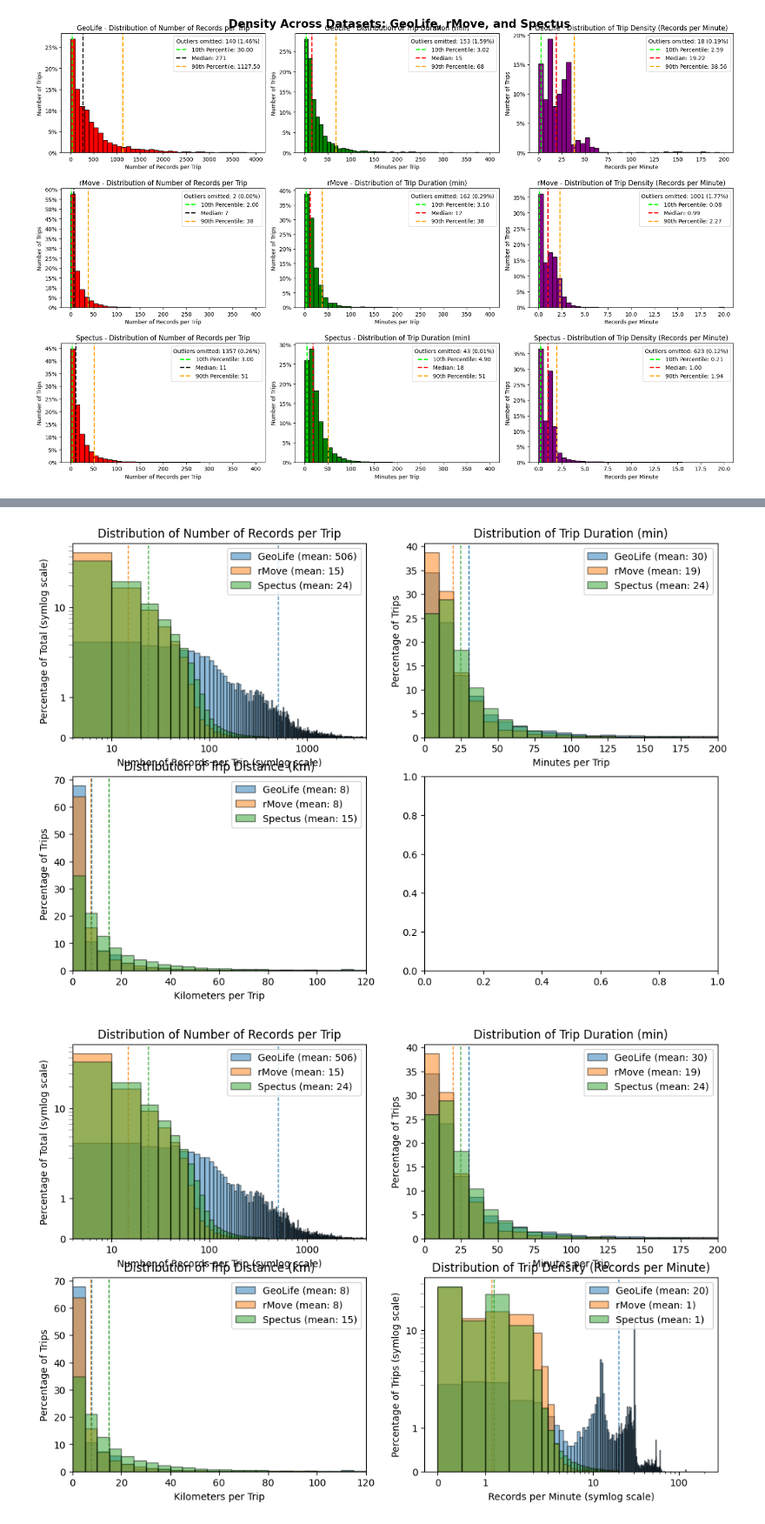
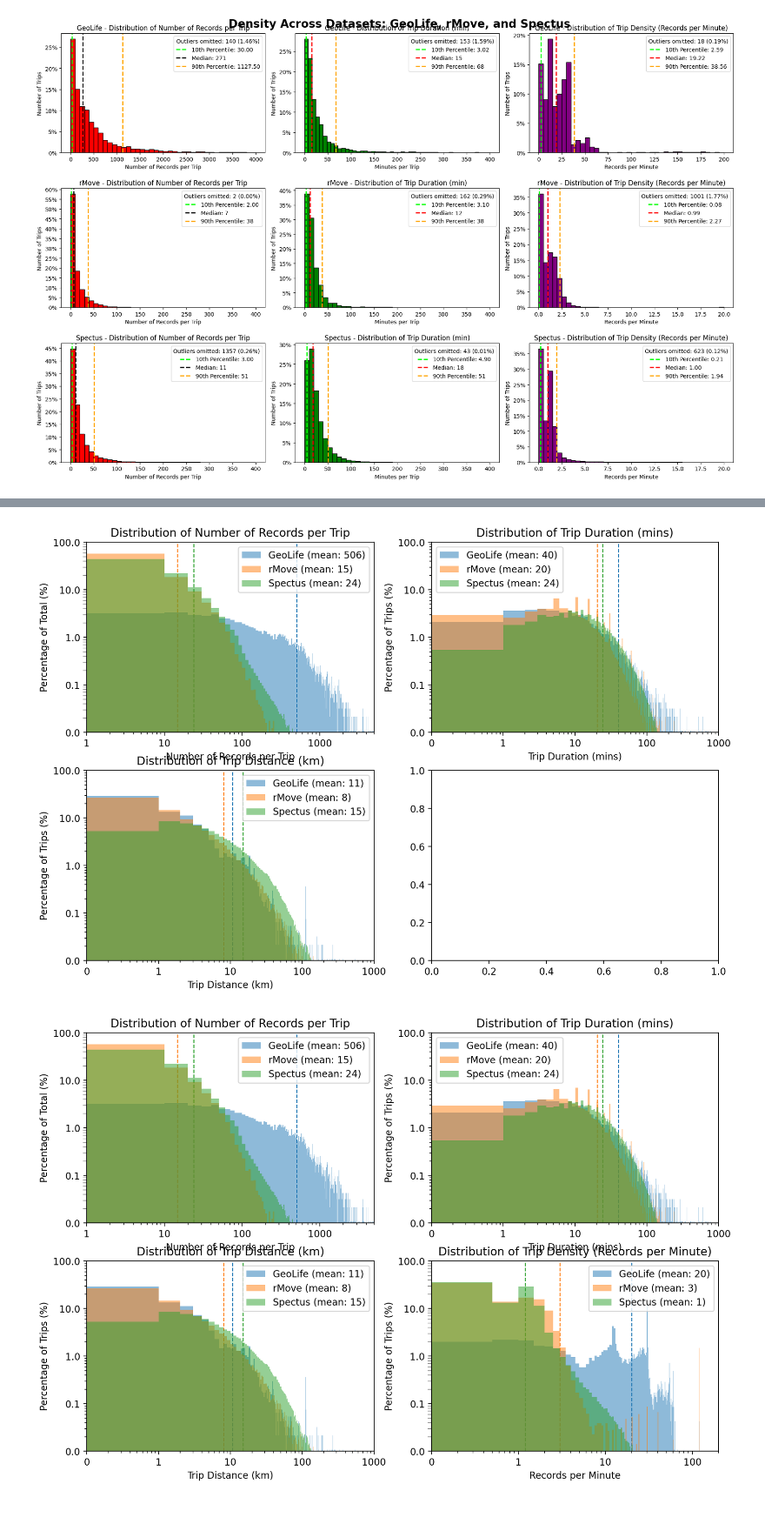
Before and after one commit to UW-THINKlab/mode-analysis, a Jupyter notebook: Dataset_Comparison_Graphs_All_Density.ipynb, the cells around one changed output, grey strips where cells are left out. Shown at 87% size. Drawn from its saved outputs; the diff is of its cells as text; code cells hidden in the pictures.

Commit message:
Updating density graph (log scale, no black borders)

```diff
--- a/Dataset_Comparison_Graphs_All_Density.ipynb
+++ b/Dataset_Comparison_Graphs_All_Density.ipynb
@@ -386,7 +386,7 @@ from matplotlib.ticker import ScalarFormatter, SymmetricalLogLocator
 import numpy as np
 import pandas as pd
 
-fig2, axes2 = plt.subplots(2, 2, figsize=(12, 8))
+fig2, axes2 = plt.subplots(2, 2, figsize=(12, 8), dpi=200)
 
 axes2_flat = axes2.flat
 
@@ -492,9 +498,9 @@ fig2
 # %%
 ax2 = axes2_flat[2]
 
-filtered_geolife = df_geolife[df_geolife['total_distance_km'] <= 200]
-filtered_rmove = df_rmove[df_rmove['total_distance_km'] <= 200]
-filtered_spectus = df_spectus[df_spectus['total_distance_km'] <= 200]
+filtered_geolife = df_geolife[df_geolife['total_distance_km'] <= 1000]
+filtered_rmove = df_rmove[df_rmove['total_distance_km'] <= 1000]
+filtered_spectus = df_spectus[df_spectus['total_distance_km'] <= 1000]
 
 weights_geolife = np.ones_like(filtered_geolife['total_distance_km']) / len(filtered_geolife['total_distance_km']) * 100
 weights_rmove = np.ones_like(filtered_rmove['total_distance_km']) / len(filtered_rmove['total_distance_km']) * 100
@@ -508,61 +514,70 @@ ax2.axvline(mean_geolife, color='C0', linestyle='--', linewidth=1, zorder=1)
 ax2.axvline(mean_rmove, color='C1', linestyle='--', linewidth=1, zorder=1)
 ax2.axvline(mean_spectus, color='C2', linestyle='--', linewidth=1, zorder=1)
 
-ax2.hist(filtered_geolife['total_distance_km'], bins=40, range=(0, 200), alpha=0.5, label=f'GeoLife (mean: {mean_geolife:.0f})', edgecolor='black', weights=weights_geolife, zorder=2)
-ax2.hist(filtered_rmove['total_distance_km'], bins=40, range=(0, 200), alpha=0.5, label=f'rMove (mean: {mean_rmove:.0f})', edgecolor='black', weights=weights_rmove, zorder=2)
-ax2.hist(filtered_spectus['total_distance_km'], bins=40, range=(0, 200), alpha=0.5, label=f'Spectus (mean: {mean_spectus:.0f})', edgecolor='black', weights=weights_spectus, zorder=2)
+ax2.hist(filtered_geolife['total_distance_km'], bins=1000, range=(0, 1000), alpha=0.5, label=f'GeoLife (mean: {mean_geolife:.0f})', weights=weights_geolife, zorder=2)
+ax2.hist(filtered_rmove['total_distance_km'], bins=1000, range=(0, 1000), alpha=0.5, label=f'rMove (mean: {mean_rmove:.0f})', weights=weights_rmove, zorder=2)
+ax2.hist(filtered_spectus['total_distance_km'], bins=1000, range=(0, 1000), alpha=0.5, label=f'Spectus (mean: {mean_spectus:.0f})', weights=weights_spectus, zorder=2)
 
-ax2.set_xlim(0, 120)
-ax2.set_xlabel('Kilometers per Trip')
-ax2.set_ylabel('Percentage of Trips')
+# ax2.set_xlim(0, 120)
+ax2.set_xscale('log')
+ax2.set_yscale('log')
+ax2.set_xlim(0.1, 1000)
+ax2.set_ylim(0.01, 100)
+ax2.xaxis.set_major_formatter(ScalarFormatter())
+ax2.yaxis.set_major_formatter(ScalarFormatter())
+ax2.set_xlabel('Trip Distance (km)')
+ax2.set_ylabel('Percentage of Trips (%)')
 ax2.set_title('Distribution of Trip Distance (km)')
 # ax2.set_yscale('log')
 ax2.legend()
 
 fig2
 # %% [output]
-[figure, old version]
+[figure, new version]
 # %%
 ax2 = axes2_flat[3]
 
 filtered_geolife = df_geolife[df_geolife['density_records_per_minute'] <= 200]
-filtered_rmove = df_rmove[df_rmove['density_records_per_minute'] <= 20]
-filtered_spectus = df_spectus[df_spectus['density_records_per_minute'] <= 20]
+filtered_rmove = df_rmove[df_rmove['density_records_per_minute'] <= 200]
+filtered_spectus = df_spectus[df_spectus['density_records_per_minute'] <= 200]
 
 weights_geolife = np.ones_like(filtered_geolife['density_records_per_minute']) / len(filtered_geolife['density_records_per_minute']) * 100
 weights_rmove = np.ones_like(filtered_rmove['density_records_per_minute']) / len(filtered_rmove['density_records_per_minute']) * 100
 weights_spectus = np.ones_like(filtered_spectus['density_records_per_minute']) / len(filtered_spectus['density_records_per_minute']) * 100
 
 mean_geolife = filtered_geolife['density_records_per_minute'].mean()
 mean_rmove = filtered_rmove['density_records_per_minute'].mean()
 mean_spectus = filtered_spectus['density_records_per_minute'].mean()
 
 ax2.axvline(mean_geolife, color='C0', linestyle='--', linewidth=1, zorder=1)
 ax2.axvline(mean_rmove, color='C1', linestyle='--', linewidth=1, zorder=1)
 ax2.axvline(mean_spectus, color='C2', linestyle='--', linewidth=1, zorder=1)
 
-ax2.hist(filtered_geolife['density_records_per_minute'], bins=400, range=(0, 200), alpha=0.5, label=f'GeoLife (mean: {mean_geolife:.0f})', edgecolor='black', weights=weights_geolife, zorder=2)
-# ax2.hist(filtered_geolife['number_of_records'], bins=100, range=(0, 1000), alpha=0.5, label='GeoLife', edgecolor='black', weights=weights_geolife)
-ax2.hist(filtered_rmove['density_records_per_minute'], bins=40, range=(0, 20), alpha=0.5, label=f'rMove (mean: {mean_rmove:.0f})', edgecolor='black', weights=weights_rmove, zorder=2)
-ax2.hist(filtered_spectus['density_records_per_minute'], bins=40, range=(0, 20), alpha=0.5, label=f'Spectus (mean: {mean_spectus:.0f})', edgecolor='black', weights=weights_spectus, zorder=2)
+ax2.hist(filtered_geolife['density_records_per_minute'], bins=400, range=(0, 200), alpha=0.5, label=f'GeoLife (mean: {mean_geolife:.0f})', weights=weights_geolife, zorder=2)
+# ax2.hist(filtered_geolife['number_of_records'], bins=100, range=(0, 1000), alpha=0.5, label='GeoLife', weights=weights_geolife)
+ax2.hist(filtered_rmove['density_records_per_minute'], bins=400, range=(0, 200), alpha=0.5, label=f'rMove (mean: {mean_rmove:.0f})', weights=weights_rmove, zorder=2)
+ax2.hist(filtered_spectus['density_records_per_minute'], bins=400, range=(0, 200), alpha=0.5, label=f'Spectus (mean: {mean_spectus:.0f})', weights=weights_spectus, zorder=2)
 
-ax2.set_xscale('symlog')
-ax2.set_yscale('symlog')
-# ax2.set_xlim(1, 250)
-ax2.yaxis.set_minor_locator(SymmetricalLogLocator(base=10, linthresh=1, subs=range(2, 10)))
-ax2.xaxis.set_minor_locator(SymmetricalLogLocator(base=10, linthresh=1, subs=range(2, 10)))
+ax2.set_xscale('log')
+ax2.set_yscale('log')
+ax2.set_xlim(0.1, 200)
+ax2.set_ylim(0.01, 100)
+# ax2.set_xscale('symlog')
+# ax2.set_yscale('symlog')
+# ax2.yaxis.set_minor_locator(SymmetricalLogLocator(base=10, linthresh=1, subs=range(2, 10)))
+# ax2.xaxis.set_minor_locator(SymmetricalLogLocator(base=10, linthresh=1, subs=range(2, 10)))
 ax2.tick_params(axis='y', which='minor', length=4, color='gray')
 ax2.xaxis.set_major_formatter(ScalarFormatter())
 ax2.yaxis.set_major_formatter(ScalarFormatter())
-ax2.set_xlabel('Records per Minute (symlog scale)')
-ax2.set_ylabel('Percentage of Trips (symlog scale)')
+ax2.set_xlabel('Records per Minute')
+ax2.set_ylabel('Percentage of Trips (%)')
 ax2.set_title('Distribution of Trip Density (Records per Minute)')
 # ax2.set_yscale('log')
 ax2.legend()
 
 fig2
 # %% [output]
-[figure, old version]
+[figure, new version]
 # %%
 fig2.tight_layout(rect=[0.01, 0.01, 0.99, 0.98])
 fig2.subplots_adjust(hspace=0.3)
```
Also changed, not shown: parts of 4 cells of this notebook, 3 other files.
